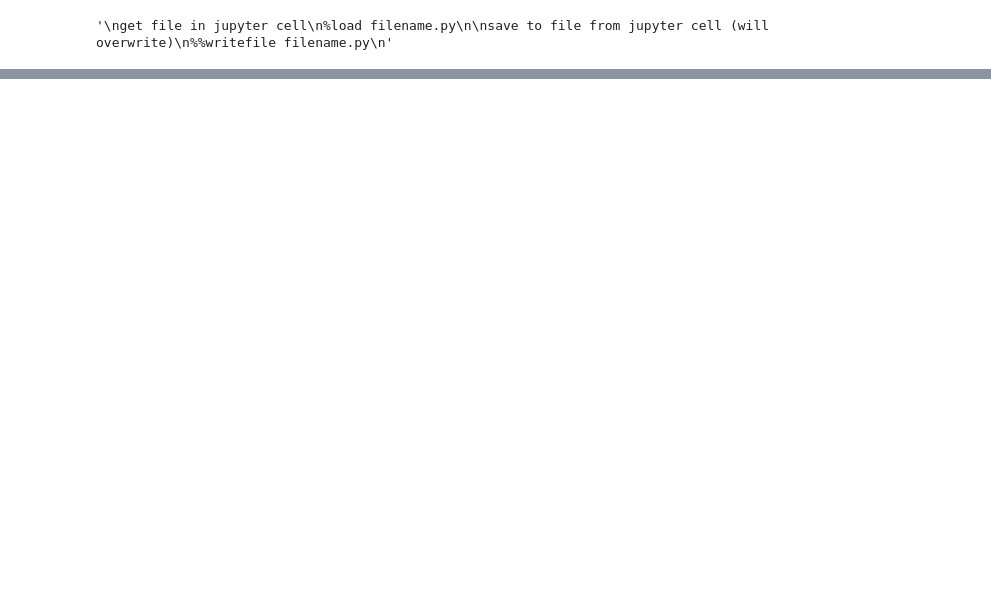
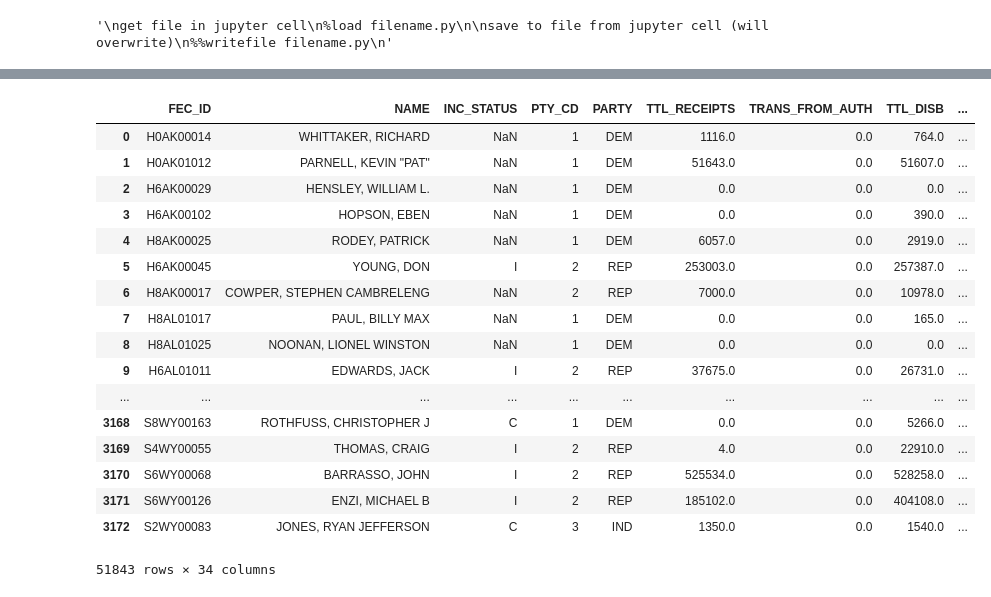
Before and after one commit to kellystroh/Federal-Election-Funding, a Jupyter notebook: finance_df.ipynb, the cells around one changed output, grey strips where cells are left out. Saved outputs shown, nothing was run; the diff lists cells and outputs as text; code cells hidden in the pictures; blank space fills up the shorter version.

```diff
--- a/finance_df.ipynb
+++ b/finance_df.ipynb
@@ -85,0 +252,23 @@ financial_headers_list
+# %%
+fin_cut_1 = financial_df_raw[financial_df_raw['STATE']!='00']
+# %%
+fin_cut_1
+# %% [output]
+|  | FEC_ID | NAME | INC_STATUS | PTY_CD | PARTY | TTL_RECEIPTS | TRANS_FROM_AUTH | TTL_DISB | ... |
+| 0 | H0AK00014 | WHITTAKER, RICHARD | NaN | 1 | DEM | 1116.0 | 0.0 | 764.0 | ... |
+| 1 | H0AK01012 | PARNELL, KEVIN "PAT" | NaN | 1 | DEM | 51643.0 | 0.0 | 51607.0 | ... |
+| 2 | H6AK00029 | HENSLEY, WILLIAM L. | NaN | 1 | DEM | 0.0 | 0.0 | 0.0 | ... |
+| 3 | H6AK00102 | HOPSON, EBEN | NaN | 1 | DEM | 0.0 | 0.0 | 390.0 | ... |
+| 4 | H8AK00025 | RODEY, PATRICK | NaN | 1 | DEM | 6057.0 | 0.0 | 2919.0 | ... |
+| 5 | H6AK00045 | YOUNG, DON | I | 2 | REP | 253003.0 | 0.0 | 257387.0 | ... |
+| 6 | H8AK00017 | COWPER, STEPHEN CAMBRELENG | NaN | 2 | REP | 7000.0 | 0.0 | 10978.0 | ... |
+| 7 | H8AL01017 | PAUL, BILLY MAX | NaN | 1 | DEM | 0.0 | 0.0 | 165.0 | ... |
+| 8 | H8AL01025 | NOONAN, LIONEL WINSTON | NaN | 1 | DEM | 0.0 | 0.0 | 0.0 | ... |
+| 9 | H6AL01011 | EDWARDS, JACK | I | 2 | REP | 37675.0 | 0.0 | 26731.0 | ... |
+| ... | ... | ... | ... | ... | ... | ... | ... | ... | ... |
+| 3168 | S8WY00163 | ROTHFUSS, CHRISTOPHER J | C | 1 | DEM | 0.0 | 0.0 | 5266.0 | ... |
+| 3169 | S4WY00055 | THOMAS, CRAIG | I | 2 | REP | 4.0 | 0.0 | 22910.0 | ... |
+| 3170 | S6WY00068 | BARRASSO, JOHN | I | 2 | REP | 525534.0 | 0.0 | 528258.0 | ... |
+| 3171 | S6WY00126 | ENZI, MICHAEL B | I | 2 | REP | 185102.0 | 0.0 | 404108.0 | ... |
+| 3172 | S2WY00083 | JONES, RYAN JEFFERSON | C | 3 | IND | 1350.0 | 0.0 | 1540.0 | ... |
+51843 rows × 34 columns
```
Also changed, not shown: parts of 18 cells of this notebook, 3 other files.
